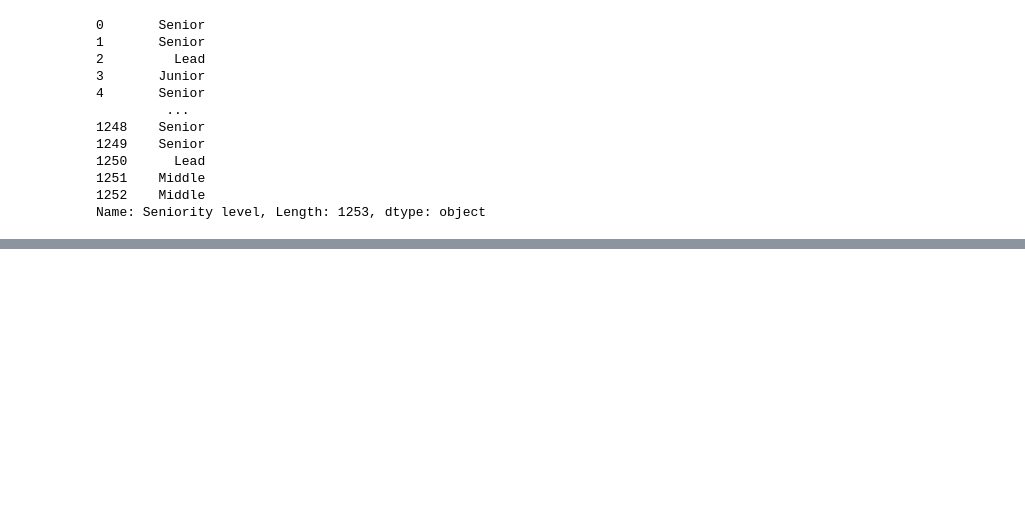
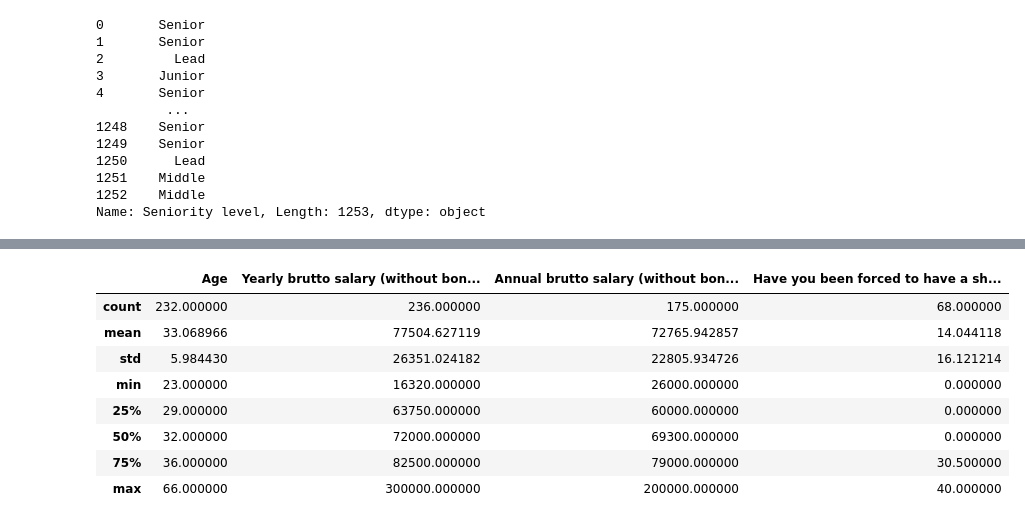
Before and after one commit to AmiraliEbrahimi99/2023-python, a Jupyter notebook: 5and6/06.ipynb, the cells around one changed output, grey strips where cells are left out. Drawn from its saved outputs; the diff is of its cells as text; code cells hidden in the pictures; blank space fills up the shorter version.

```diff
--- a/5and6/06.ipynb
+++ b/5and6/06.ipynb
@@ -123 +192,14 @@ Name: Seniority level, Length: 1253, dtype: object
+# %%
+mask = df['City'] == 'Munich'
+df[mask].describe()
+# %% [output]
+|  | Age | Yearly brutto salary (without bon... | Annual brutto salary (without bon... | Have you been forced to have a sh... |
+| count | 232.000000 | 236.000000 | 175.000000 | 68.000000 |
+| mean | 33.068966 | 77504.627119 | 72765.942857 | 14.044118 |
+| std | 5.984430 | 26351.024182 | 22805.934726 | 16.121214 |
+| min | 23.000000 | 16320.000000 | 26000.000000 | 0.000000 |
+| 25% | 29.000000 | 63750.000000 | 60000.000000 | 0.000000 |
+| 50% | 32.000000 | 72000.000000 | 69300.000000 | 0.000000 |
+| 75% | 36.000000 | 82500.000000 | 79000.000000 | 30.500000 |
+| max | 66.000000 | 300000.000000 | 200000.000000 | 40.000000 |
 # %%
```
Also changed, not shown: parts of 20 cells of this notebook, 8 other files.
